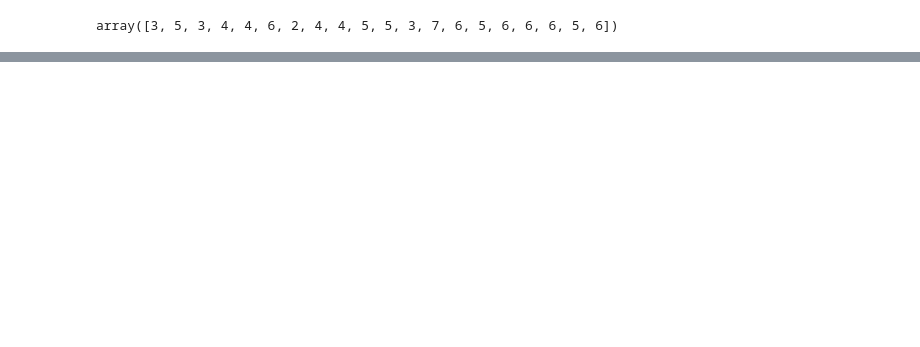
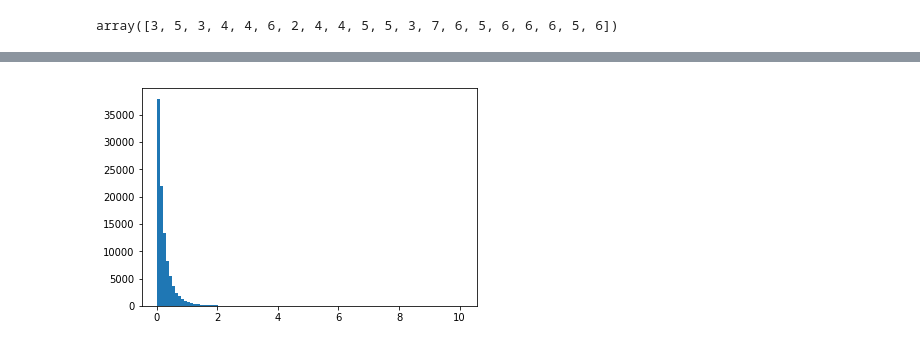
Before and after one commit to Uamhan/Emerging-technologies-Project, a Jupyter notebook: numpy-random.ipynb, the cells around one changed output, grey strips where cells are left out. Cells and saved outputs as stored; diff of their text form; code cells hidden in the pictures; blank space fills up the shorter version.

Commit message:
added perato distribution and summary

```diff
--- a/numpy-random.ipynb
+++ b/numpy-random.ipynb
@@ -326,0 +333,12 @@ array([3, 5, 3, 4, 4, 6, 2, 4, 4, 5, 5, 3, 7, 6, 5, 6, 6, 6, 5, 6])
+# %%
+#the shape of the distribution
+shape = 5.
+#number of values to be pulled.
+nsize = 10000
+#creates array s filled with the results from the pareto distribution.
+s = np.random.pareto(shape, size=nsize)
+#plots generated array on histogram
+plt.hist(s, 100)
+plt.show()
+# %% [output]
+[figure, added]
```
Also changed, not shown: parts of 12 cells of this notebook.
